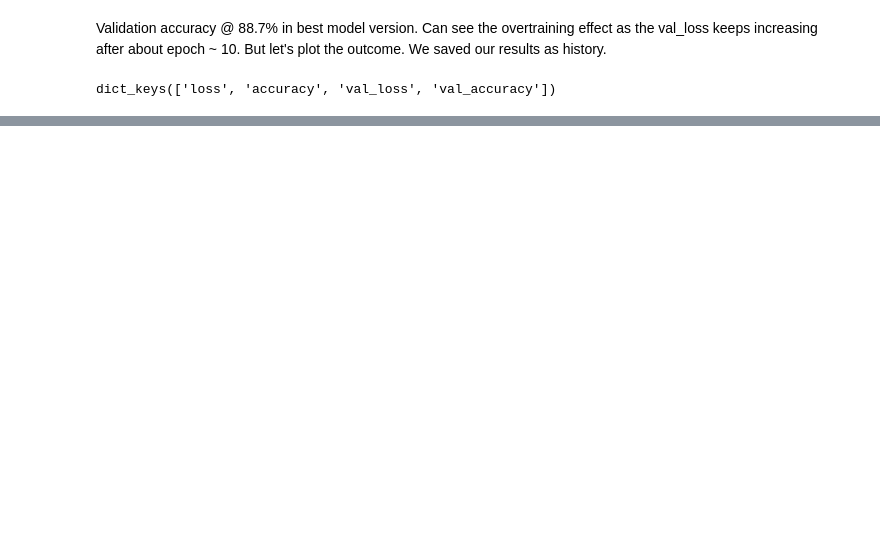
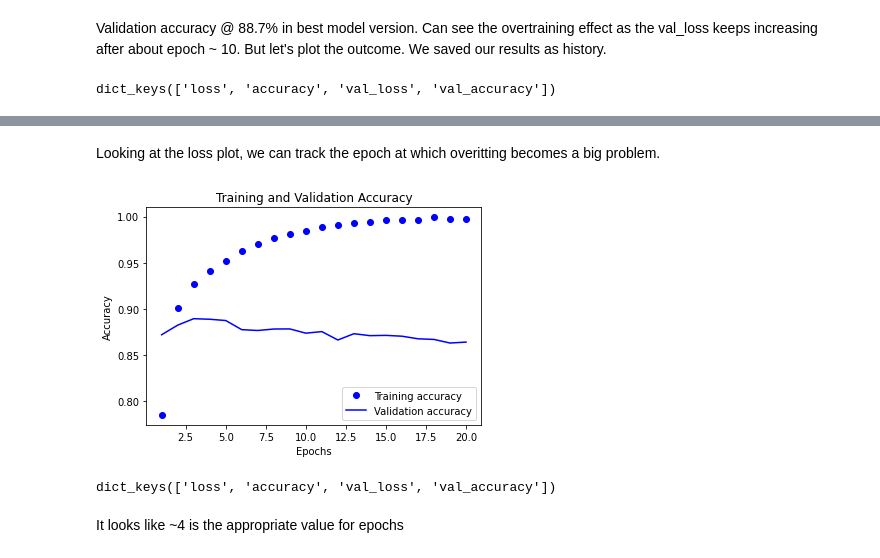
Before and after one commit to jpcompartir/dl_notebooks, a Jupyter notebook: keras_imdb_binary_classification.ipynb, the cells around one changed output, grey strips where cells are left out. Saved outputs shown, nothing was run; the diff lists cells and outputs as text; code cells hidden in the pictures; blank space fills up the shorter version.

```diff
--- a/keras_imdb_binary_classification.ipynb
+++ b/keras_imdb_binary_classification.ipynb
@@ -138,0 +145,22 @@ dict_keys(['loss', 'accuracy', 'val_loss', 'val_accuracy'])
+# %% [markdown]
+Looking at the loss plot, we can track the epoch at which overitting becomes a big problem.
+# %%
+plt.clf()
+acc = history_dict["accuracy"]
+val_acc = history_dict["val_accuracy"]
+
+plt.plot(epochs, acc, "bo", label = "Training accuracy")
+plt.plot(epochs, val_acc, "b", label = "Validation accuracy")
+plt.title("Training and Validation Accuracy")
+plt.ylabel("Accuracy")
+plt.xlabel("Epochs")
+plt.legend()
+plt.show()
+# %% [output]
+[figure, added]
+# %%
+history_dict.keys()
+# %% [output]
+dict_keys(['loss', 'accuracy', 'val_loss', 'val_accuracy'])
+# %% [markdown]
+It looks like ~4 is the appropriate value for epochs
```
Also changed, not shown: parts of 11 cells of this notebook.
